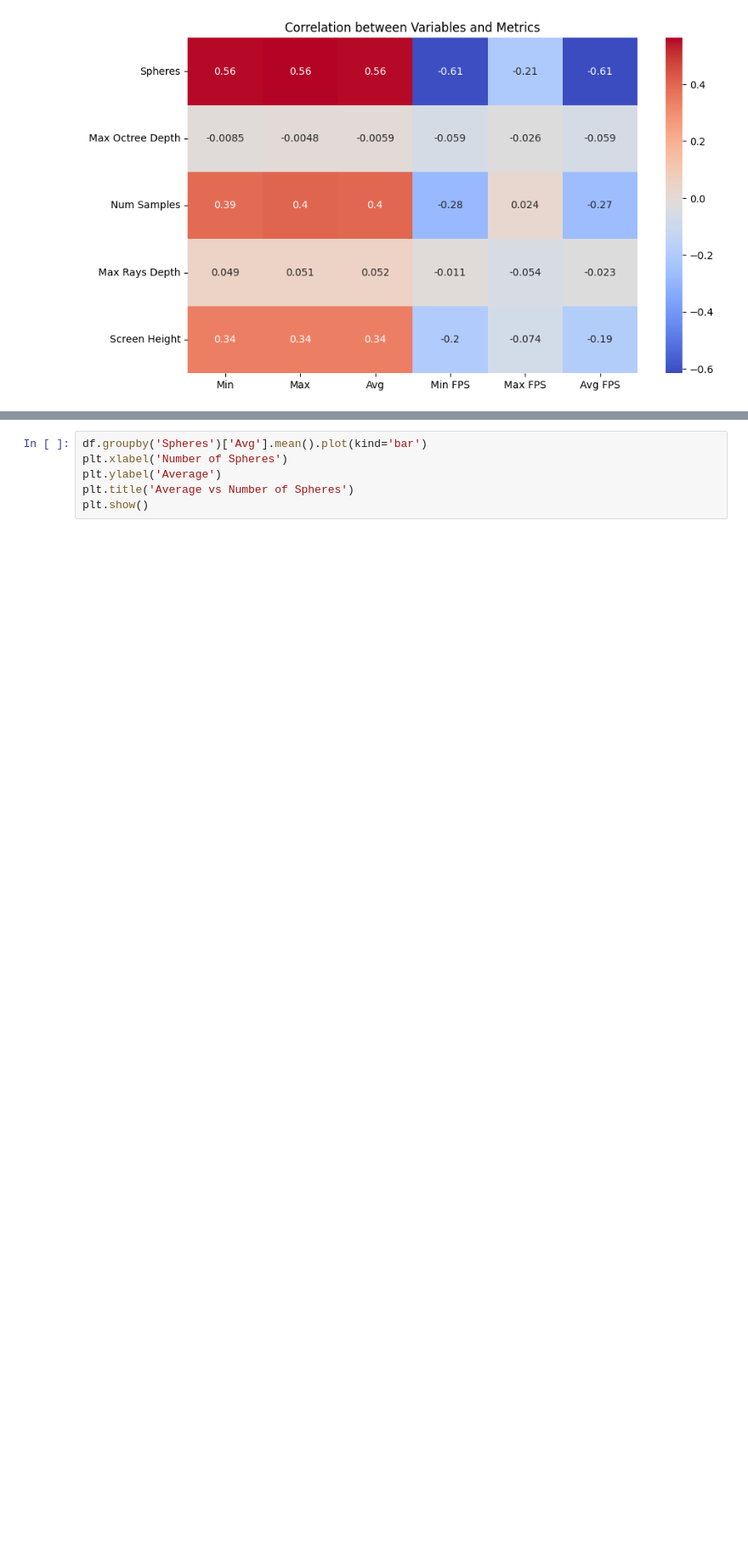
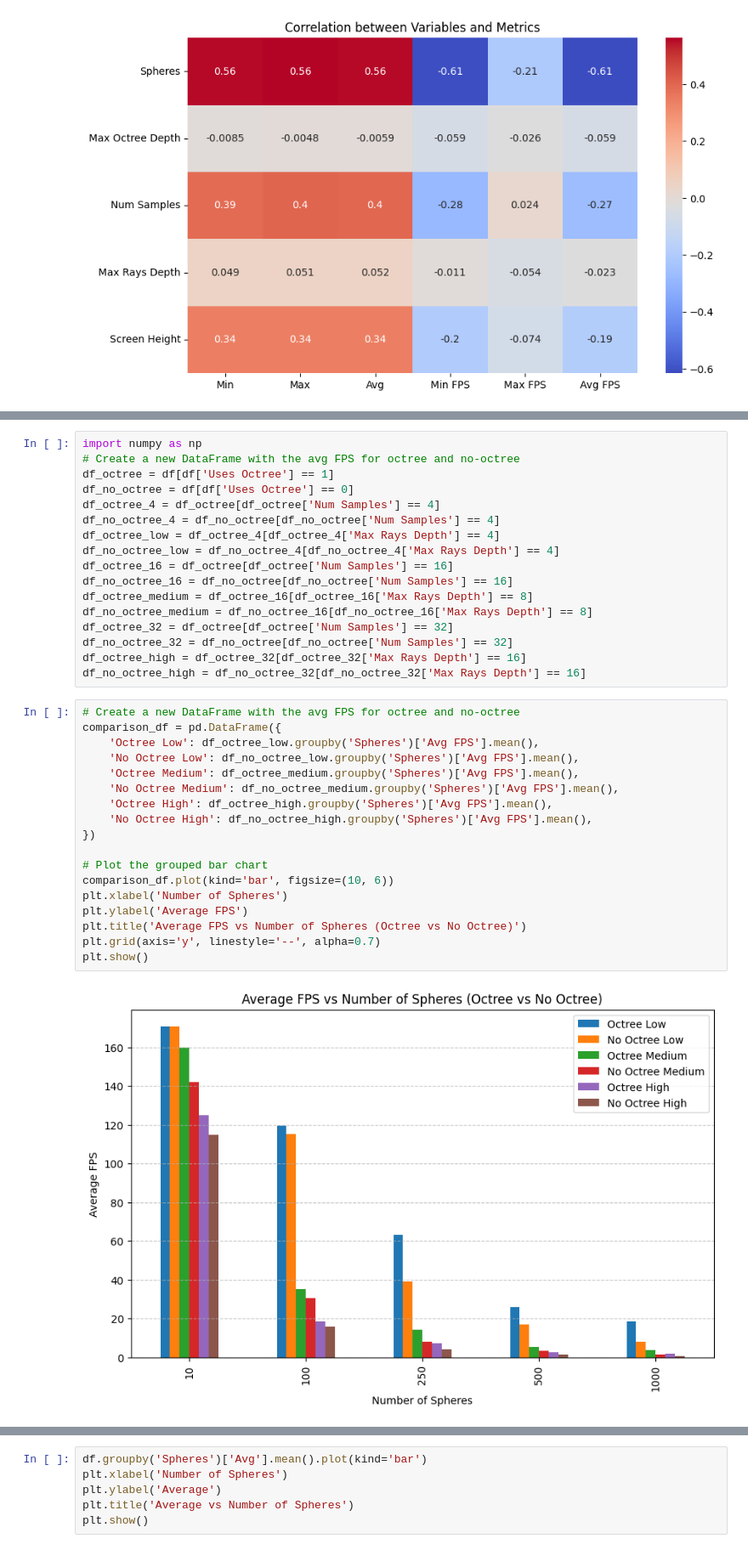
Before and after one commit to Tiago27Cruz/OctreeRayTracer, a Jupyter notebook: analysis/analysis.ipynb, the cells around one changed output, grey strips where cells are left out. Shown: that part at 85% size. Drawn from its saved outputs; the diff is of its cells as text; blank space fills up the shorter version.

```diff
--- a/analysis/analysis.ipynb
+++ b/analysis/analysis.ipynb
@@ -73,0 +90,37 @@ Screen Height     0.337600  0.338980  0.339710 -0.199061 -0.074267 -0.187544
+# %%
+import numpy as np
+# Create a new DataFrame with the avg FPS for octree and no-octree
+df_octree = df[df['Uses Octree'] == 1]
+df_no_octree = df[df['Uses Octree'] == 0]
+df_octree_4 = df_octree[df_octree['Num Samples'] == 4]
+df_no_octree_4 = df_no_octree[df_no_octree['Num Samples'] == 4]
+df_octree_low = df_octree_4[df_octree_4['Max Rays Depth'] == 4]
+df_no_octree_low = df_no_octree_4[df_no_octree_4['Max Rays Depth'] == 4]
+df_octree_16 = df_octree[df_octree['Num Samples'] == 16]
+df_no_octree_16 = df_no_octree[df_no_octree['Num Samples'] == 16]
+df_octree_medium = df_octree_16[df_octree_16['Max Rays Depth'] == 8]
+df_no_octree_medium = df_no_octree_16[df_no_octree_16['Max Rays Depth'] == 8]
+df_octree_32 = df_octree[df_octree['Num Samples'] == 32]
+df_no_octree_32 = df_no_octree[df_no_octree['Num Samples'] == 32]
+df_octree_high = df_octree_32[df_octree_32['Max Rays Depth'] == 16]
+df_no_octree_high = df_no_octree_32[df_no_octree_32['Max Rays Depth'] == 16]
+# %%
+# Create a new DataFrame with the avg FPS for octree and no-octree
+comparison_df = pd.DataFrame({
+    'Octree Low': df_octree_low.groupby('Spheres')['Avg FPS'].mean(),
+    'No Octree Low': df_no_octree_low.groupby('Spheres')['Avg FPS'].mean(),
+    'Octree Medium': df_octree_medium.groupby('Spheres')['Avg FPS'].mean(),
+    'No Octree Medium': df_no_octree_medium.groupby('Spheres')['Avg FPS'].mean(),
+    'Octree High': df_octree_high.groupby('Spheres')['Avg FPS'].mean(),
+    'No Octree High': df_no_octree_high.groupby('Spheres')['Avg FPS'].mean(),
+})
+
+# Plot the grouped bar chart
+comparison_df.plot(kind='bar', figsize=(10, 6))
+plt.xlabel('Number of Spheres')
+plt.ylabel('Average FPS')
+plt.title('Average FPS vs Number of Spheres (Octree vs No Octree)')
+plt.grid(axis='y', linestyle='--', alpha=0.7)
+plt.show()
+# %% [output]
+[figure, added]
```
Also changed, not shown: parts of 9 cells of this notebook, 2 other files.
